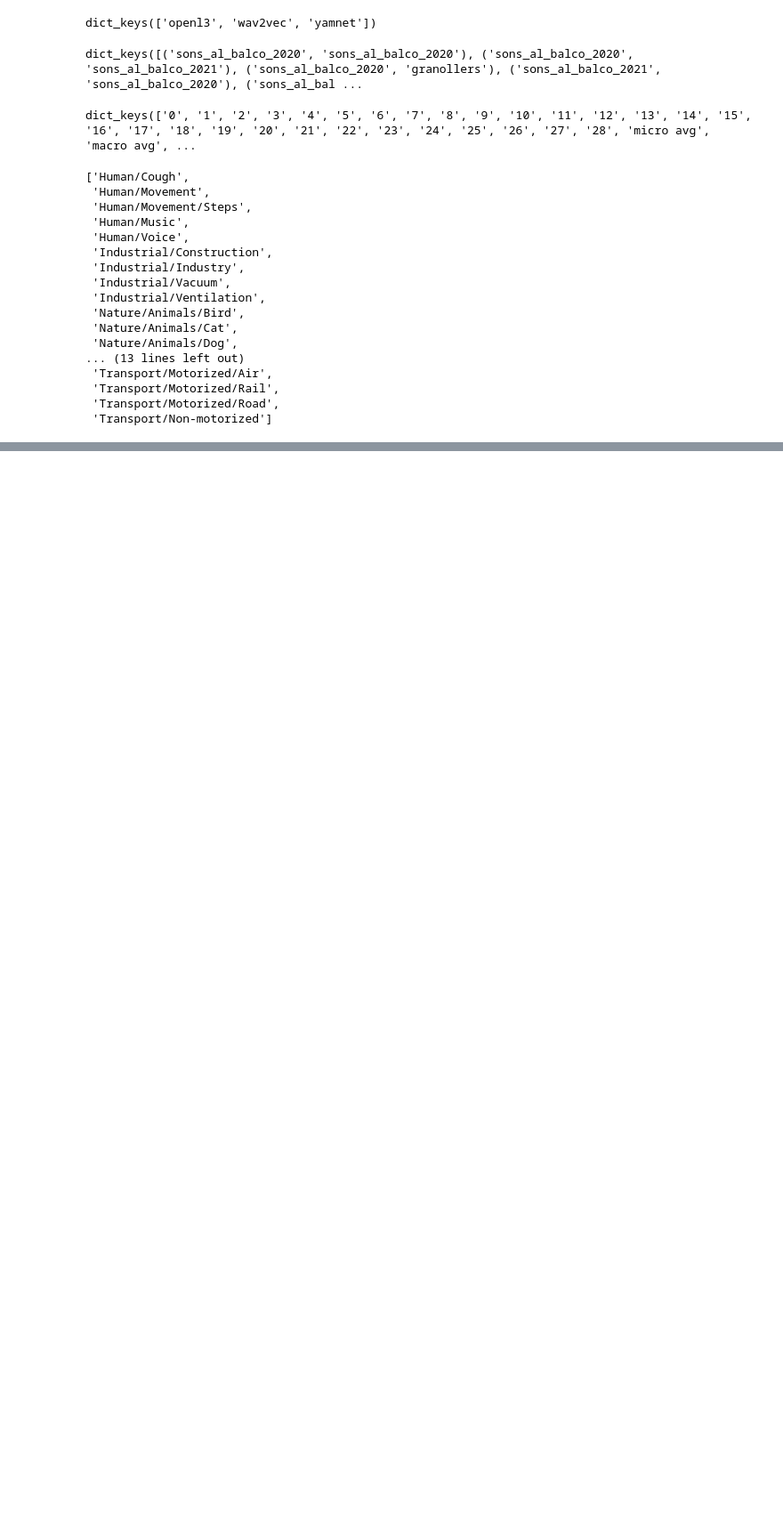
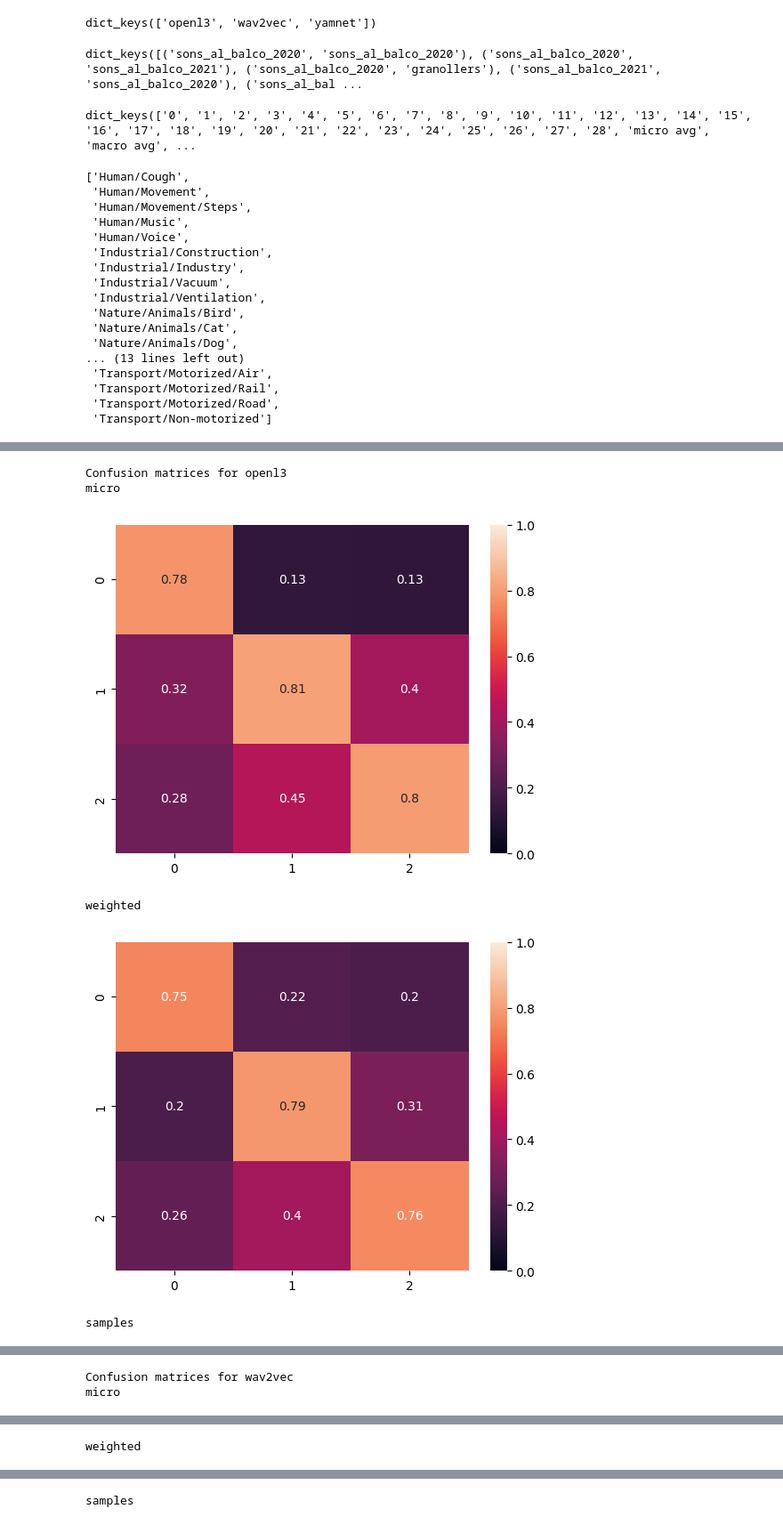
Before and after one commit to daniele-atzeni/visiting_bcn, a Jupyter notebook: training_results_analysis.ipynb, the cells around one changed output, grey strips where cells are left out. Shown at 89% size. Drawn from its saved outputs; the diff is of its cells as text; code cells hidden in the pictures; blank space fills up the shorter version.

```diff
--- a/training_results_analysis.ipynb
+++ b/training_results_analysis.ipynb
@@ -41,6 +41,10 @@ dict_keys([('sons_al_balco_2020', 'sons_al_balco_2020'), ('sons_al_balco_2020',
 res["openl3"][("sons_al_balco_2020", "sons_al_balco_2020")].keys()
 # %% [output]
 dict_keys(['0', '1', '2', '3', '4', '5', '6', '7', '8', '9', '10', '11', '12', '13', '14', '15', '16', '17', '18', '19', '20', '21', '22', '23', '24', '25', '26', '27', '28', 'micro avg', 'macro avg', ...
+# %%
+datasets_pairs = res["openl3"].keys()
+datasets = sorted(set([d[0] for d in datasets_pairs]))
+models = res.keys()
 # %%
 from utils import load_labels, compute_all_labels
 
@@ -79,0 +72,9 @@ samples avg {'precision': 0.28747072599531615, 'recall': 0.297423887587822, 'f1-
+# %%
+for model in models:
+    for dataset_pair in datasets_pairs:
+        print()
+        print(model, dataset_pair)
+        print(res[model][dataset_pair]["micro avg"])
+        print(res[model][dataset_pair]["macro avg"])
+        print(res[model][dataset_pair]["weighted avg"])
+        print(res[model][dataset_pair]["samples avg"])
@@ -79,0 +99,29 @@ samples avg {'precision': 0.28747072599531615, 'recall': 0.297423887587822, 'f1-
+# %%
+import numpy as np
+import matplotlib.pyplot as plt
+import seaborn as sns
+
+res_matr = {}
+for model in models:
+    res_matr["micro"] = np.zeros((len(datasets), len(datasets)))
+    res_matr["weighted"] = np.zeros((len(datasets), len(datasets)))
+    res_matr["samples"] = np.zeros((len(datasets), len(datasets)))
+    for i, d1 in enumerate(datasets):
+        for j, d2 in enumerate(datasets):
+            dataset_pair = (d1, d2)
+            res_matr["micro"][i, j] = res[model][dataset_pair]["micro avg"]["f1-score"]
+            res_matr["weighted"][i, j] = res[model][dataset_pair]["weighted avg"]["f1-score"]
+            res_matr["samples"][i, j] = res[model][dataset_pair]["samples avg"]["f1-score"]
+
+    print(f"Confusion matrices for {model}")
+    for key, matr in res_matr.items():
+        print(key)
+        sns.heatmap(matr, annot=True, vmin=0, vmax=1)
+        plt.show()
+# %% [output]
+Confusion matrices for openl3
+micro
+[figure, added]
+weighted
+[figure, added]
+samples
@@ -79,0 +129,2 @@ samples avg {'precision': 0.28747072599531615, 'recall': 0.297423887587822, 'f1-
+Confusion matrices for wav2vec
+micro
@@ -79,0 +132 @@ samples avg {'precision': 0.28747072599531615, 'recall': 0.297423887587822, 'f1-
+weighted
@@ -79,0 +134 @@ samples avg {'precision': 0.28747072599531615, 'recall': 0.297423887587822, 'f1-
+samples
```
Also changed, not shown: parts of 6 cells of this notebook, 14 other files.
